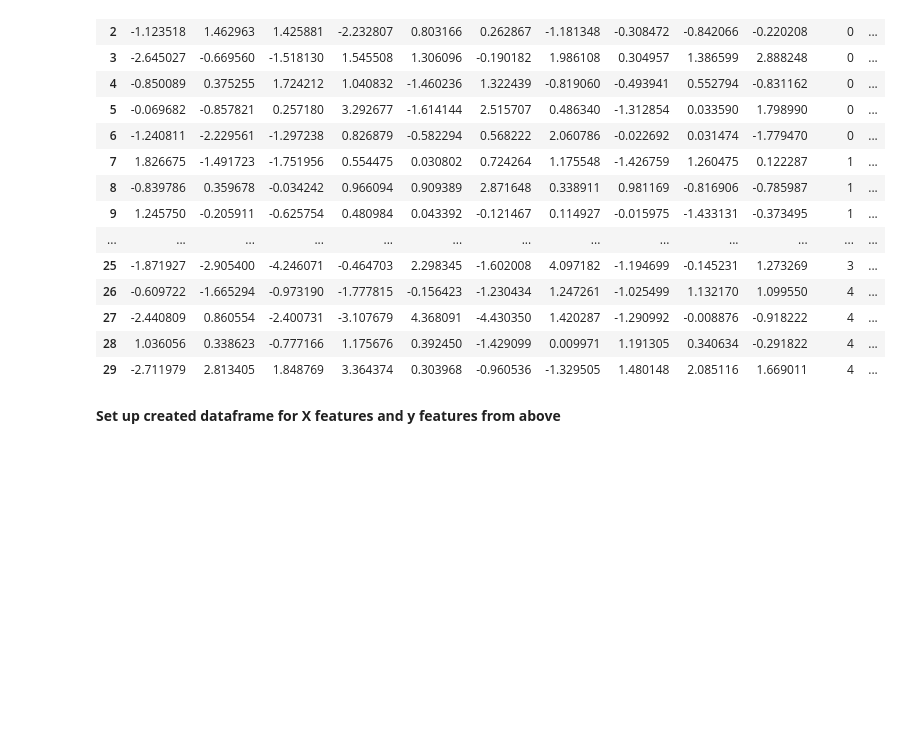
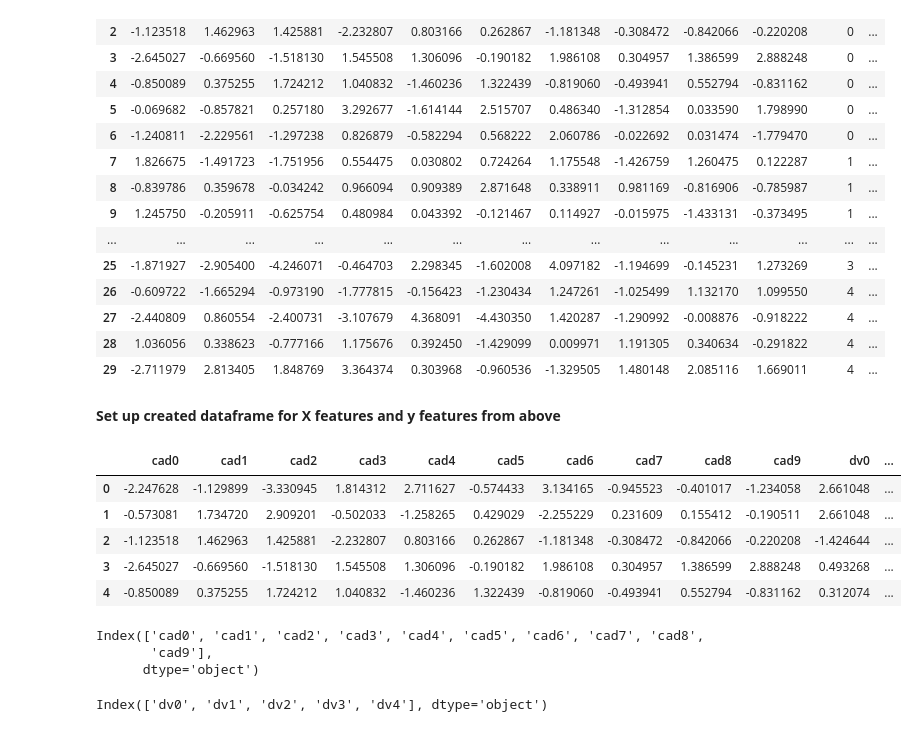
Before and after one commit to HealthINCITE/supervised-cadres, a Jupyter notebook: notebooks/Sim_Test.ipynb, the cells around one changed output. Cells and saved outputs as stored; diff of their text form; code cells hidden in the pictures; blank space fills up the shorter version.

```diff
--- a/notebooks/Sim_Test.ipynb
+++ b/notebooks/Sim_Test.ipynb
@@ -98,3 +97,13 @@ z
 # %%
 X = z.drop(['target','cadre','index_c'], 1)
 y = z['target']
+# %%
+data = z.drop(['cadre','index_c'], 1)
+data.head()
+# %% [output]
+|  | cad0 | cad1 | cad2 | cad3 | cad4 | cad5 | cad6 | cad7 | cad8 | cad9 | dv0 | ... |
+| 0 | -2.247628 | -1.129899 | -3.330945 | 1.814312 | 2.711627 | -0.574433 | 3.134165 | -0.945523 | -0.401017 | -1.234058 | 2.661048 | ... |
+| 1 | -0.573081 | 1.734720 | 2.909201 | -0.502033 | -1.258265 | 0.429029 | -2.255229 | 0.231609 | 0.155412 | -0.190511 | 2.661048 | ... |
+| 2 | -1.123518 | 1.462963 | 1.425881 | -2.232807 | 0.803166 | 0.262867 | -1.181348 | -0.308472 | -0.842066 | -0.220208 | -1.424644 | ... |
+| 3 | -2.645027 | -0.669560 | -1.518130 | 1.545508 | 1.306096 | -0.190182 | 1.986108 | 0.304957 | 1.386599 | 2.888248 | 0.493268 | ... |
+| 4 | -0.850089 | 0.375255 | 1.724212 | 1.040832 | -1.460236 | 1.322439 | -0.819060 | -0.493941 | 0.552794 | -0.831162 | 0.312074 | ... |
@@ -100,0 +113,10 @@ y = z['target']
+# %%
+print(cadreFts)
+# %% [output]
+Index(['cad0', 'cad1', 'cad2', 'cad3', 'cad4', 'cad5', 'cad6', 'cad7', 'cad8',
+       'cad9'],
+      dtype='object')
+# %%
+print(predictFts)
+# %% [output]
+Index(['dv0', 'dv1', 'dv2', 'dv3', 'dv4'], dtype='object')
```
Also changed, not shown: parts of 2 cells of this notebook, 1 other file.
